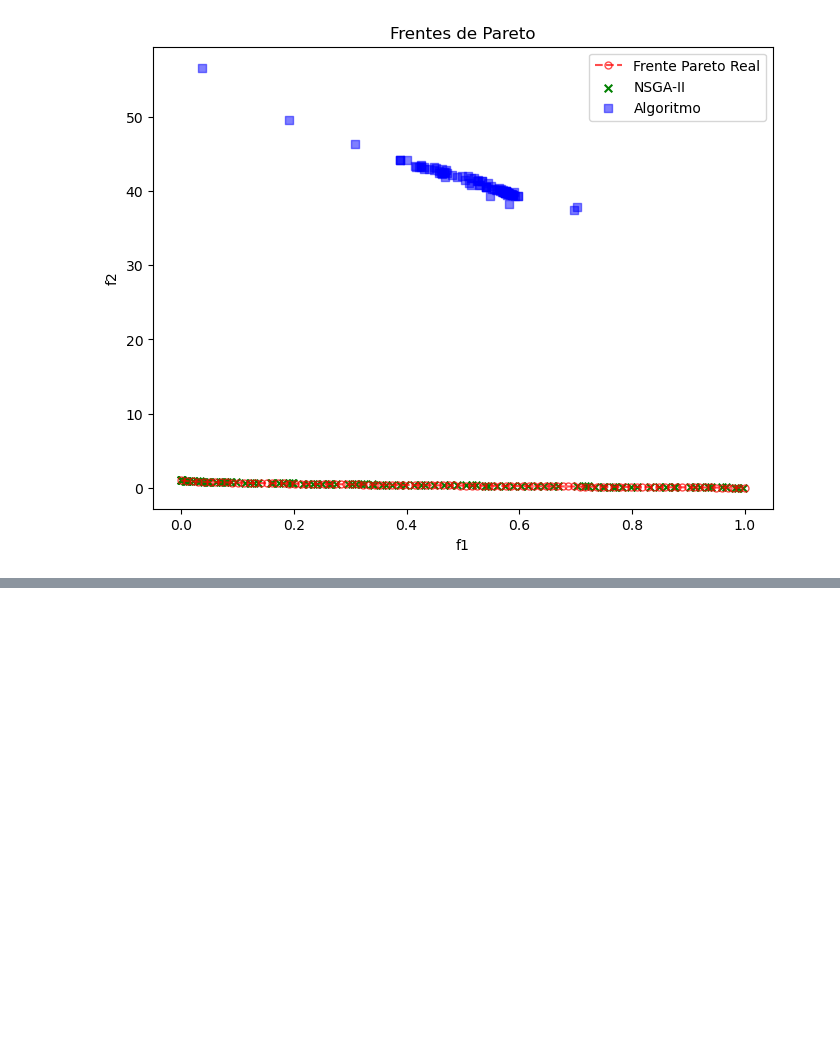
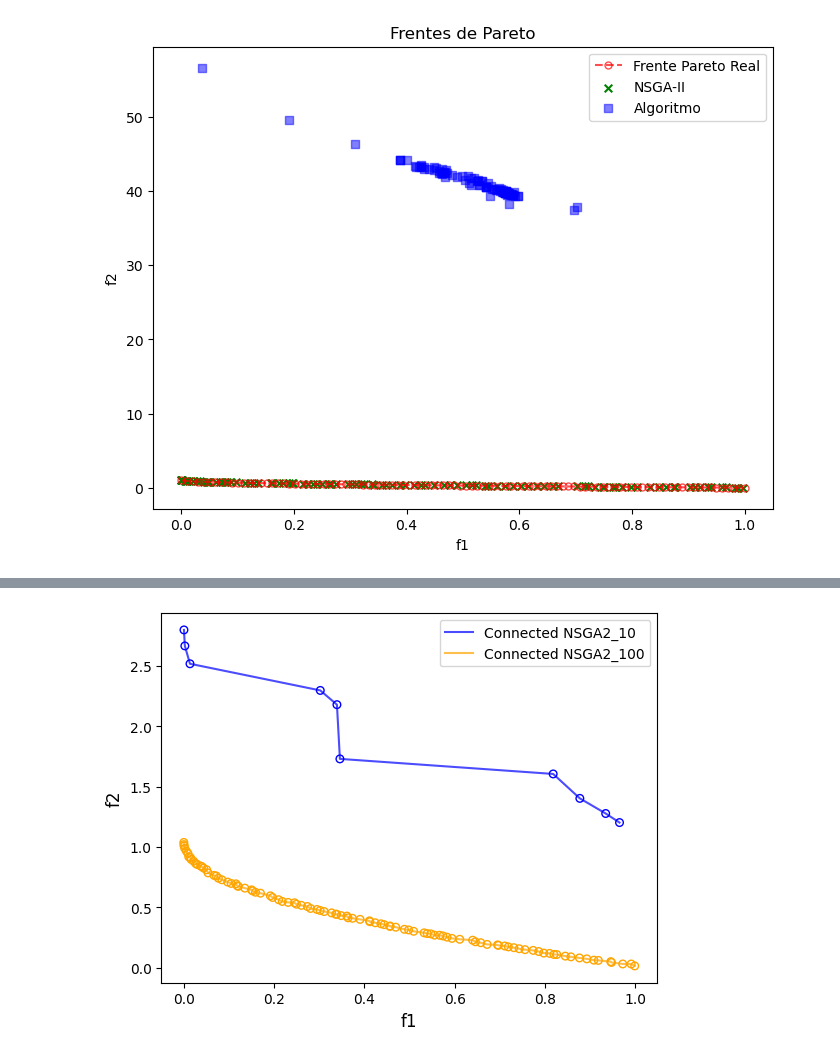
Before and after one commit to JorgeDC01/EMOC, a Jupyter notebook: H2/ZDT1.ipynb, the cells around one changed output, grey strips where cells are left out. Cells and saved outputs as stored; diff of their text form; code cells hidden in the pictures; blank space fills up the shorter version.

```diff
--- a/H2/ZDT1.ipynb
+++ b/H2/ZDT1.ipynb
@@ -447,0 +468,20 @@ plt.show()
+# %%
+from pymoo.indicators.hv import Hypervolume
+import numpy as np
+
+
+def calculate_metrics(front, ref_point):
+    """ Calcula las métricas: hipervolumen, dispersión (SPR) y espaciado (SPA). """
+    metricHV = Hypervolume(ref_point)
+
+    hv = metricHV.do(front)
+
+    # Dispersión: Diagonal de la hipercaja que contiene el frente
+    min_values = np.min(front, axis=0)
+    max_values = np.max(front, axis=0)
+    spr = np.linalg.norm(max_values - min_values)
+
+    # Espaciado: Distancia promedio entre puntos del frente
+    d = np.linalg.norm(front[:, None, :] - front[None, :, :], axis=-1)
+    spa = np.mean(np.min(d + np.diag(np.inf * np.ones(len(d))), axis=1))
+    return hv, spr, spa
@@ -447,0 +540,42 @@ plt.show()
+# %%
+problem = get_problem("zdt1", n_var=30)
+algorithm = NSGA2(pop_size=100)
+ref_point = [20000, 50000]
+
+# NUESTRO ALGORITMO
+best_solution, metrics_summary, ref_point = multiple_experiments_with_metrics(problem, algorithm, n_gens=10, ref_point=ref_point, num_experiments=10)
+# ALGORITMO NSGA2 A BATIR
+res_obj = minimize(problem, algorithm, ('n_gen', 100), verbose=False) # Algoritmo de optimización a batir
+
+hv, spr, spa = calculate_metrics(best_solution, ref_point)
+hv_obj, spr_obj, spa_obj = calculate_metrics(res_obj.F, ref_point)
+
+data = {'Hipervolumen': [hv, hv_obj], 'Dispersión (SPR)': [spr, spr_obj], 'Espaciado (SPA)': [spa, spa_obj]}
+
+df = pd.DataFrame(data, index=['Mejor Solución', 'NSGA2 a Batir'])
+print(f"\n {df}")
+
+#########################################################
+######################## Gráfica ########################
+#########################################################
+
+sorted_res = best_solution[np.argsort(best_solution[:, 0])]
+sorted_res2 = res_obj.F[np.argsort(res_obj.F[:, 0])]
+
+# líneas que conectan los puntos de NSGA2_10 y NSGA2_100
+plt.plot(sorted_res[:, 0], sorted_res[:, 1], color="blue", alpha=0.7, label="Connected NSGA2_10")
+plt.plot(sorted_res2[:, 0], sorted_res2[:, 1], color="orange", alpha=0.7, label="Connected NSGA2_100")
+
+plt.scatter(best_solution[:, 0], best_solution[:, 1], s=30, facecolors='none', edgecolors='blue')
+plt.scatter(res_obj.F[:, 0], res_obj.F[:, 1], s=30, facecolors='none', edgecolors='orange')
+
+# Rellena los puntos scatter con color
+# plt.scatter(best_solution[:, 0], best_solution[:, 1], s=30, c='blue', edgecolors='blue')
+# plt.scatter(res_obj.F[:, 0], res_obj.F[:, 1], s=30, c='orange', edgecolors='orange')
+
+plt.xlabel('f1', fontsize=12)
+plt.ylabel('f2', fontsize=12)
+plt.legend()
+
+plt.show()
+# %% [output]
@@ -447,0 +601 @@ plt.show()
+[figure, added]
```
Also changed, not shown: parts of 12 cells of this notebook.
